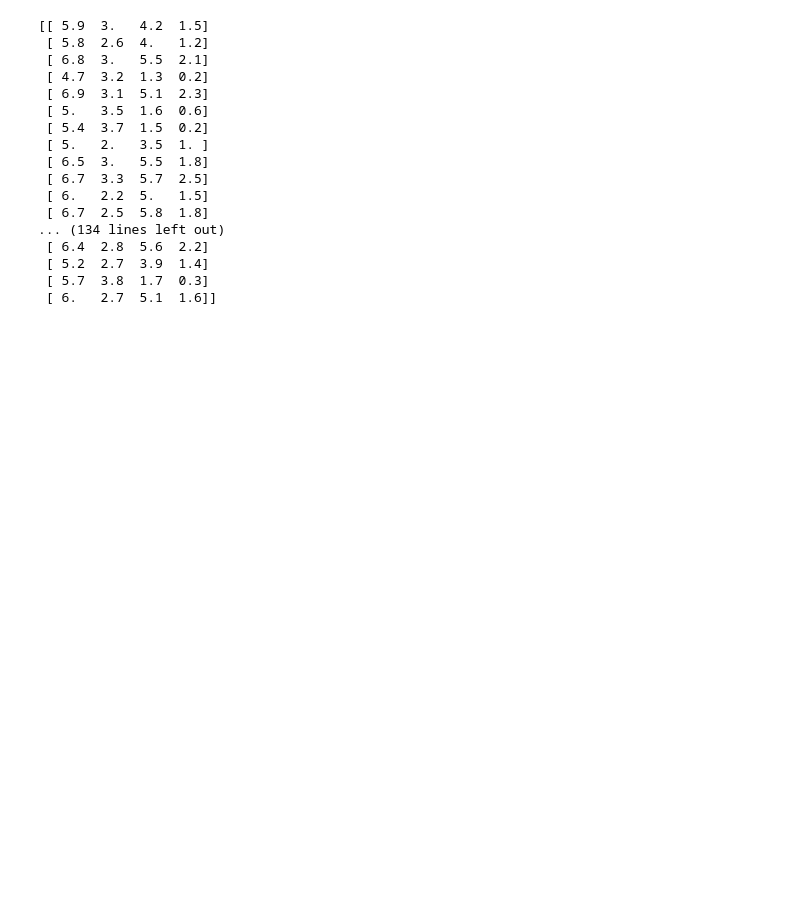
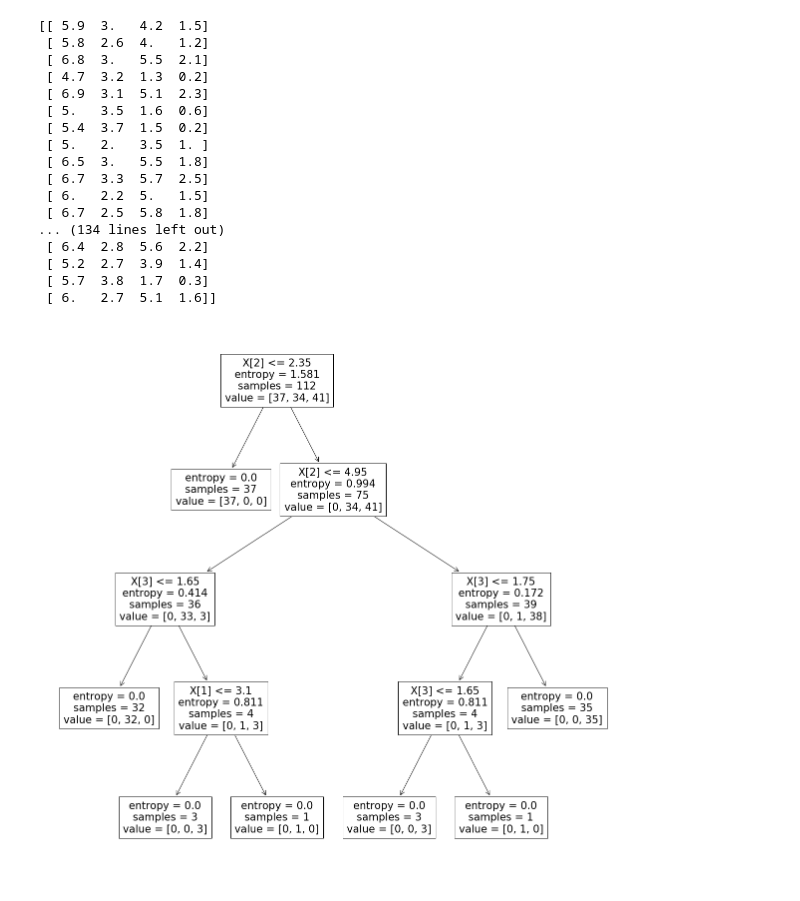
Before and after one commit to naseerabacker/Data-science, a Jupyter notebook: decisiontree_ex9.ipynb, the cells around one changed output. Saved outputs shown, nothing was run; the diff lists cells and outputs as text; code cells hidden in the pictures; blank space fills up the shorter version.

```diff
--- a/decisiontree_ex9.ipynb
+++ b/decisiontree_ex9.ipynb
@@ -52,7 +52,11 @@ print(x_test)
 # %%
 from sklearn import tree
 from sklearn.tree import DecisionTreeClassifier as DT
 import matplotlib.pyplot as plt
 c=DT(criterion='entropy')
 c.fit(x_train,y_train)
 plt.figure(figsize=(20,20))
+tree.plot_tree(c)
+plt.show()
+# %% [output]
+[figure, added]
```
